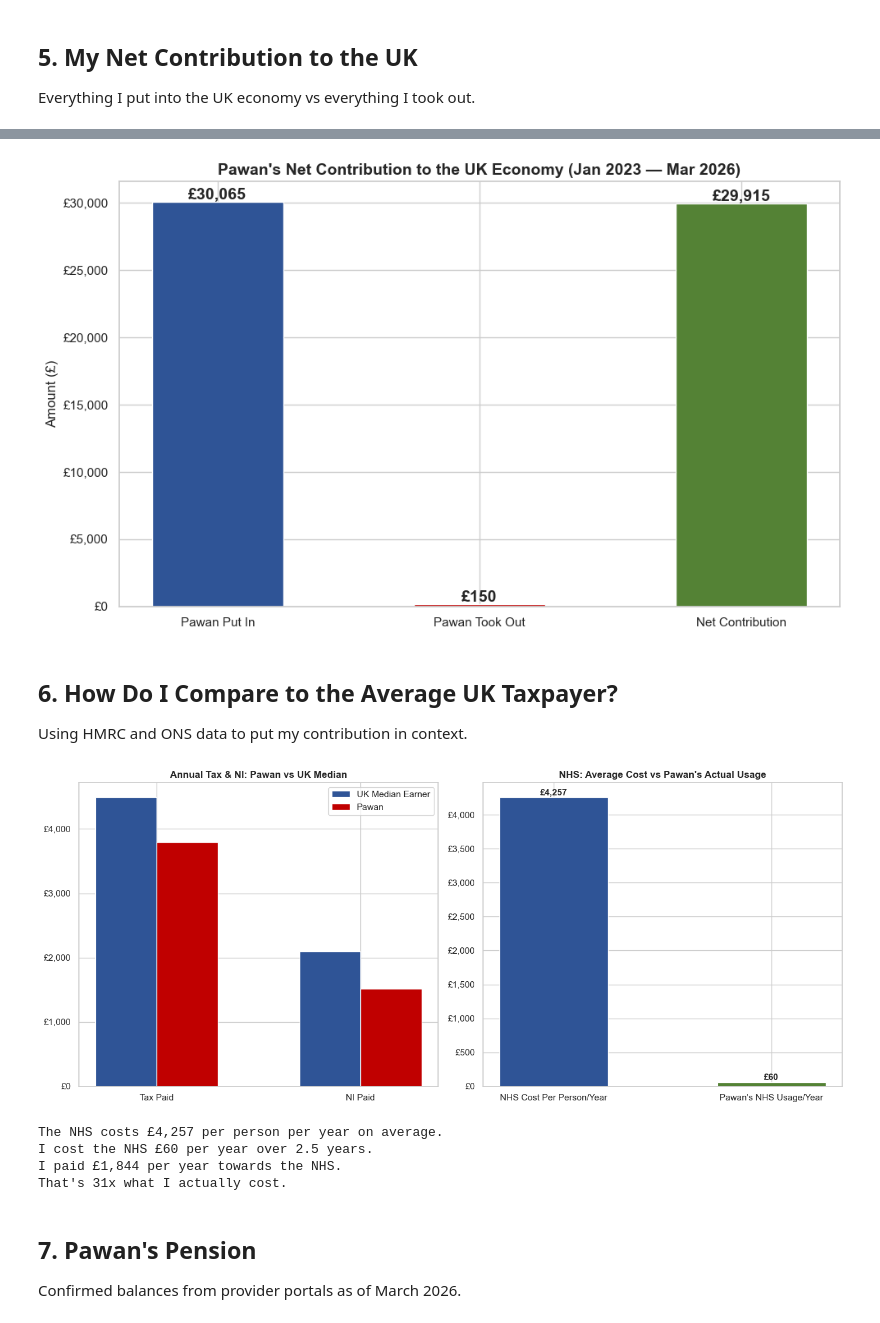
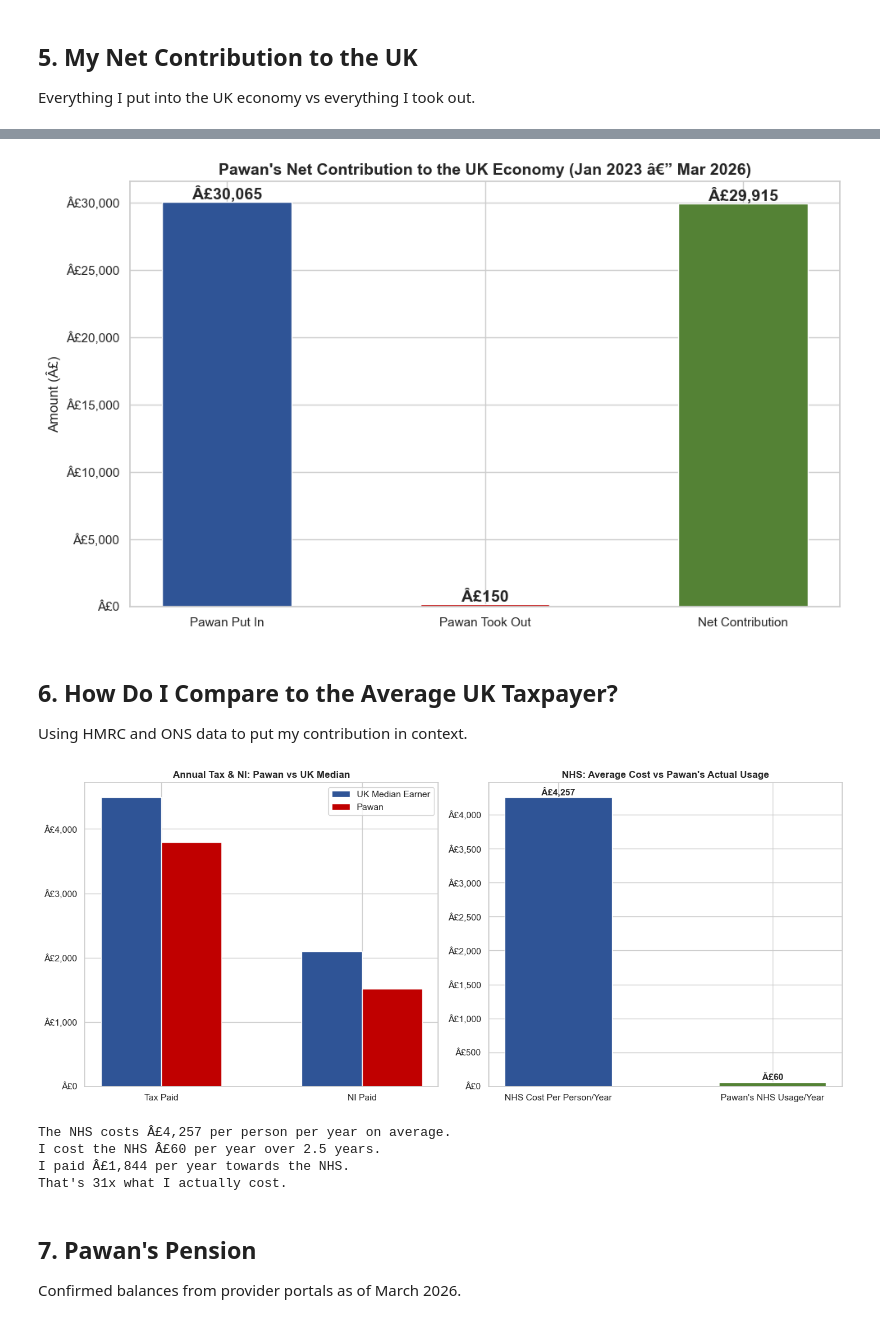
Before and after one commit to Pawansingh3889/uk-immigration-tax-fairness, a Jupyter notebook: PSW_Tax_Contribution_Analysis.ipynb, the cells around one changed output, grey strips where cells are left out. Cells and saved outputs as stored; diff of their text form; code cells hidden in the pictures.

```diff
--- a/PSW_Tax_Contribution_Analysis.ipynb
+++ b/PSW_Tax_Contribution_Analysis.ipynb
@@ -90,16 +90,16 @@ bars3 = ax.bar([i + width for i in x], employment['Employee_Pension'], width, la
 
 ax.set_xticks(x)
 ax.set_xticklabels(['Cranswick\n(Jul 24 - Apr 25)', 'Copernus\n(Apr 25 - Mar 26)'])
-ax.set_ylabel('Amount (£)')
+ax.set_ylabel('Amount (Â£)')
 ax.set_title("Pawan's Tax, NI & Pension Deductions by Employer", fontsize=14, fontweight='bold')
 ax.legend()
-ax.yaxis.set_major_formatter(mticker.StrMethodFormatter('£{x:,.0f}'))
+ax.yaxis.set_major_formatter(mticker.StrMethodFormatter('Â£{x:,.0f}'))
 
 for bars in [bars1, bars2, bars3]:
     for bar in bars:
         h = bar.get_height()
         if h > 0:
-            ax.text(bar.get_x() + bar.get_width()/2., h + 20, f'£{h:,.0f}', ha='center', va='bottom', fontsize=9)
+            ax.text(bar.get_x() + bar.get_width()/2., h + 20, f'Â£{h:,.0f}', ha='center', va='bottom', fontsize=9)
 
 plt.tight_layout()
 plt.savefig('charts/01_tax_ni_by_employer.png', dpi=150, bbox_inches='tight')
@@ -164,7 +164,7 @@ fig, (ax1, ax2) = plt.subplots(1, 2, figsize=(14, 6))
 # Pie chart
 colors = ['#2F5496', '#C00000']
 wedges, texts, autotexts = ax1.pie(nhs_data['Amount'], labels=nhs_data['Source'],
-                                     autopct=lambda p: f'£{p*nhs_data["Amount"].sum()/100:,.0f}',
+                                     autopct=lambda p: f'Â£{p*nhs_data["Amount"].sum()/100:,.0f}',
                                      colors=colors, startangle=90, textprops={'fontsize': 10})
 ax1.set_title("Pawan's Total NHS Payments", fontsize=13, fontweight='bold')
 
@@ -174,20 +174,20 @@ paid_vs_used = pd.DataFrame({
     'Amount': [ni_nhs_share + ihs_total, nhs_used]
 })
 bars = ax2.bar(paid_vs_used['Category'], paid_vs_used['Amount'], color=['#C00000', '#548235'], width=0.5)
-ax2.set_ylabel('£')
+ax2.set_ylabel('Â£')
 ax2.set_title('Pawan Paid vs Pawan Used', fontsize=13, fontweight='bold')
-ax2.yaxis.set_major_formatter(mticker.StrMethodFormatter('£{x:,.0f}'))
+ax2.yaxis.set_major_formatter(mticker.StrMethodFormatter('Â£{x:,.0f}'))
 for bar in bars:
     ax2.text(bar.get_x() + bar.get_width()/2., bar.get_height() + 30,
-             f'£{bar.get_height():,.0f}', ha='center', fontweight='bold', fontsize=12)
+             f'Â£{bar.get_height():,.0f}', ha='center', fontweight='bold', fontsize=12)
 
 plt.tight_layout()
 plt.savefig('charts/03_nhs_double_charge.png', dpi=150, bbox_inches='tight')
 plt.show()
 
 print(f"I paid {GBP(ni_nhs_share + ihs_total)} for NHS access.")
-print(f"I used {GBP(nhs_used)} of NHS services (1 A&E visit — waited 4 hours, paid for my own medicine).")
+print(f"I used {GBP(nhs_used)} of NHS services (1 A&E visit â€” waited 4 hours, paid for my own medicine).")
 print(f"A UK citizen on the same salary paid {GBP(ni_nhs_share)} for the same access.")
-print(f"I overpaid by {GBP(ihs_total)} (the IHS — a duplicate charge on top of NI).")
+print(f"I overpaid by {GBP(ihs_total)} (the IHS â€” a duplicate charge on top of NI).")
 # %% [output]
 [figure]
@@ -209,7 +209,7 @@ put_in = pd.DataFrame({
 })
 
 took_out = pd.DataFrame({
-    'Item': ['NHS (1 A&E visit — paid for own medicine)', 'Benefits claimed', 'Social housing',
+    'Item': ['NHS (1 A&E visit â€” paid for own medicine)', 'Benefits claimed', 'Social housing',
              'State education', 'Legal aid'],
     'Amount': [150, 0, 0, 0, 0]
 })
@@ -258,19 +258,19 @@ values = [total_in, total_out, net]
 colors = ['#2F5496', '#C00000', '#548235']
 
 bars = ax.bar(categories, values, color=colors, width=0.5)
-ax.set_ylabel('Amount (£)')
-ax.set_title("Pawan's Net Contribution to the UK Economy (Jan 2023 — Mar 2026)", fontsize=14, fontweight='bold')
-ax.yaxis.set_major_formatter(mticker.StrMethodFormatter('£{x:,.0f}'))
+ax.set_ylabel('Amount (Â£)')
+ax.set_title("Pawan's Net Contribution to the UK Economy (Jan 2023 â€” Mar 2026)", fontsize=14, fontweight='bold')
+ax.yaxis.set_major_formatter(mticker.StrMethodFormatter('Â£{x:,.0f}'))
 
 for bar, val in zip(bars, values):
     ax.text(bar.get_x() + bar.get_width()/2., bar.get_height() + 200,
-            f'£{val:,.0f}', ha='center', fontweight='bold', fontsize=14)
+            f'Â£{val:,.0f}', ha='center', fontweight='bold', fontsize=14)
 
 plt.tight_layout()
 plt.savefig('charts/04_net_contribution.png', dpi=150, bbox_inches='tight')
 plt.show()
 # %% [output]
-[figure, old version]
+[figure, new version]
 # %% [markdown]
 ## 6. How Do I Compare to the Average UK Taxpayer?
 
@@ -303,43 +303,43 @@ fig, axes = plt.subplots(1, 2, figsize=(14, 6))
 
 # Tax comparison
 tax_comp = pd.DataFrame({
     'Category': ['Tax Paid', 'NI Paid'],
     'UK Median Earner': [4493, 2094],
     'Pawan': [3794, 1513]
 })
 x = range(len(tax_comp))
 axes[0].bar([i-0.15 for i in x], tax_comp['UK Median Earner'], 0.3, label='UK Median Earner', color='#2F5496')
 axes[0].bar([i+0.15 for i in x], tax_comp['Pawan'], 0.3, label='Pawan', color='#C00000')
 axes[0].set_xticks(x); axes[0].set_xticklabels(tax_comp['Category'])
 axes[0].set_title('Annual Tax & NI: Pawan vs UK Median', fontweight='bold')
 axes[0].legend()
-axes[0].yaxis.set_major_formatter(mticker.StrMethodFormatter('£{x:,.0f}'))
+axes[0].yaxis.set_major_formatter(mticker.StrMethodFormatter('Â£{x:,.0f}'))
 
 # NHS cost vs usage
 nhs_comp = pd.DataFrame({
     'Category': ['NHS Cost Per Person/Year', "Pawan's NHS Usage/Year"],
     'Amount': [4257, 150/2.5]  # Pawan's usage over 2.5 years
 })
 bars2 = axes[1].bar(nhs_comp['Category'], nhs_comp['Amount'], color=['#2F5496', '#548235'], width=0.5)
 axes[1].set_title('NHS: Average Cost vs Pawan\'s Actual Usage', fontweight='bold')
-axes[1].yaxis.set_major_formatter(mticker.StrMethodFormatter('£{x:,.0f}'))
+axes[1].yaxis.set_major_formatter(mticker.StrMethodFormatter('Â£{x:,.0f}'))
 for bar in bars2:
     axes[1].text(bar.get_x() + bar.get_width()/2., bar.get_height() + 30,
-                 f'£{bar.get_height():,.0f}', ha='center', fontweight='bold')
+                 f'Â£{bar.get_height():,.0f}', ha='center', fontweight='bold')
 
 plt.tight_layout()
 plt.savefig('charts/05_vs_average_uk.png', dpi=150, bbox_inches='tight')
 plt.show()
 
-print(f"The NHS costs £4,257 per person per year on average.")
-print(f"I cost the NHS £{150/2.5:,.0f} per year over 2.5 years.")
-print(f"I paid £{(ni_nhs_share + ihs_total)/2.5:,.0f} per year towards the NHS.")
+print(f"The NHS costs Â£4,257 per person per year on average.")
+print(f"I cost the NHS Â£{150/2.5:,.0f} per year over 2.5 years.")
+print(f"I paid Â£{(ni_nhs_share + ihs_total)/2.5:,.0f} per year towards the NHS.")
 print(f"That's {(ni_nhs_share + ihs_total)/2.5 / (150/2.5):,.0f}x what I actually cost.")
 # %% [output]
-[figure, old version]
+[figure, new version]
-The NHS costs £4,257 per person per year on average.
-I cost the NHS £60 per year over 2.5 years.
-I paid £1,844 per year towards the NHS.
+The NHS costs Â£4,257 per person per year on average.
+I cost the NHS Â£60 per year over 2.5 years.
+I paid Â£1,844 per year towards the NHS.
 That's 31x what I actually cost.
 # %% [markdown]
 ## 7. Pawan's Pension
```
Also changed, not shown: parts of 10 cells of this notebook, 7 other files.
